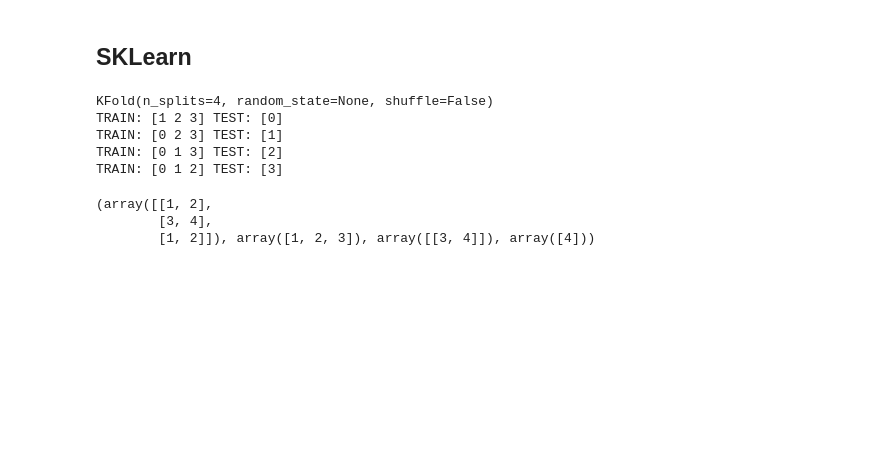
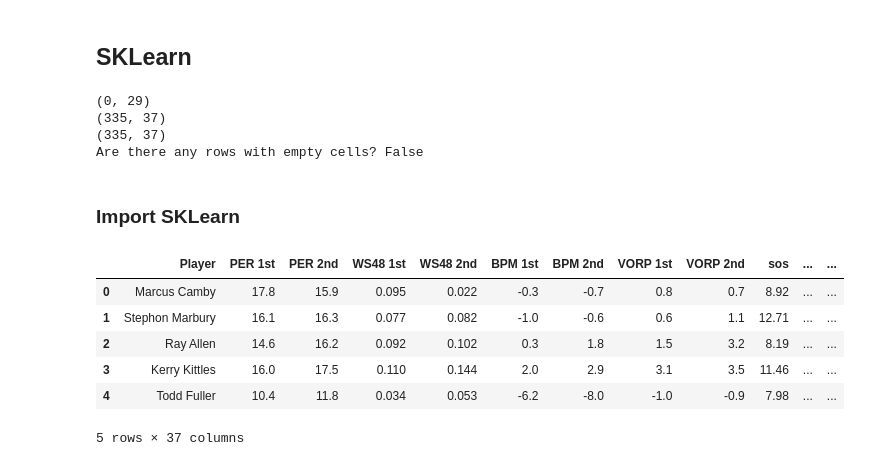
Before and after one commit to kkekk/NBA_Analytics, a Jupyter notebook: Test.ipynb, the cells around one changed output. Cells and saved outputs as stored; diff of their text form; code cells hidden in the pictures; blank space fills up the shorter version.

```diff
--- a/Test.ipynb
+++ b/Test.ipynb
@@ -231,31 +232,47 @@ array([[0, 1],
        [1, 1]])
 # %% [markdown]
 ## SKLearn
-# %%
-from sklearn.model_selection import KFold
-X = np.array([[1, 2], [3, 4], [1, 2], [3, 4]])
-y = np.array([1, 2, 3, 4])
-kf = KFold(n_splits=4)
-kf.get_n_splits(X)
-print(kf)
-
-def split_val_set(X, y, kf):
-    '''
-    SPLITS TRAIN SET INTO VAL AND TRAINING SETS
-    '''
-    for train_index, test_index in kf.split(X):
-        print("TRAIN:", train_index, "TEST:", test_index)
-        X_train, X_test = X[train_index], X[test_index]
-        y_train, y_test = y[train_index], y[test_index]
-    return X_train, y_train, X_test, y_test
-
-split_val_set(X, y, kf)
-# %% [output]
-KFold(n_splits=4, random_state=None, shuffle=False)
-TRAIN: [1 2 3] TEST: [0]
-TRAIN: [0 2 3] TEST: [1]
-TRAIN: [0 1 3] TEST: [2]
-TRAIN: [0 1 2] TEST: [3]
-(array([[1, 2],
-        [3, 4],
-        [1, 2]]), array([1, 2, 3]), array([[3, 4]]), array([4]))
+# %%
+college_df = pd.read_csv('college_all.csv')
+college_df.isnull().sum() #check for missing data
+college_df.columns = ["Player","sos", "year","mp", "ts_pct","efg_pct","fg3a_per_fga_pct", "fta_per_fga_pct","ws_per_40",'g','gs','fg_per_min','fga_per_min','fg_pct','fg2_per_min','fg2a_per_min','fg2_pct','fg3_per_min','fg3a_per_min','fg3_pct','ft_per_min','fta_per_min','ft_pct','trb_per_min','ast_per_min', 'stl_per_min','blk_per_min', 'tov_per_min','pf_per_min','pts_per_min']
+
+college_df = college_df.dropna(how='any').drop(columns = ['gs']) #remove column with many empty cells
+
+nba_df = pd.read_csv('nba_all.csv', header=None)
+nba_df.columns = ['Player','PER 1st', 'PER 2nd', 'WS48 1st','WS48 2nd', 'BPM 1st', 'BPM 2nd','VORP 1st', 'VORP 2nd', 'year']
+
+nba_df = nba_df.drop(['year'], axis=1) #remove duplicate column
+
+comb = pd.merge(nba_df, college_df, on=['Player', 'Player'])
+
+print(college_df[college_df.isnull().any(axis=1)].shape) #amount of data to remove
+print(comb.shape)
+comb = comb.dropna(how = 'any') #remove rows with NaN
+print(comb.shape)
+print("Are there any rows with empty cells?", comb.isnull().values.any() )
+
+# comb = comb.sort_values(by = ["College Win Shares"])
+# %% [output]
+(0, 29)
+(335, 37)
+(335, 37)
+Are there any rows with empty cells? False
+# %% [markdown]
+### Import SKLearn
+# %%
+#enter favourite number
+seed = 100
+
+from sklearn.model_selection import KFold
+from sklearn.model_selection import train_test_split
+
+comb.head()
+# %% [output]
+|  | Player | PER 1st | PER 2nd | WS48 1st | WS48 2nd | BPM 1st | BPM 2nd | VORP 1st | VORP 2nd | sos | ... | ... |
+| 0 | Marcus Camby | 17.8 | 15.9 | 0.095 | 0.022 | -0.3 | -0.7 | 0.8 | 0.7 | 8.92 | ... | ... |
+| 1 | Stephon Marbury | 16.1 | 16.3 | 0.077 | 0.082 | -1.0 | -0.6 | 0.6 | 1.1 | 12.71 | ... | ... |
+| 2 | Ray Allen | 14.6 | 16.2 | 0.092 | 0.102 | 0.3 | 1.8 | 1.5 | 3.2 | 8.19 | ... | ... |
+| 3 | Kerry Kittles | 16.0 | 17.5 | 0.110 | 0.144 | 2.0 | 2.9 | 3.1 | 3.5 | 11.46 | ... | ... |
+| 4 | Todd Fuller | 10.4 | 11.8 | 0.034 | 0.053 | -6.2 | -8.0 | -1.0 | -0.9 | 7.98 | ... | ... |
+5 rows × 37 columns
```
Also changed, not shown: parts of 3 cells of this notebook, 1 other file.
